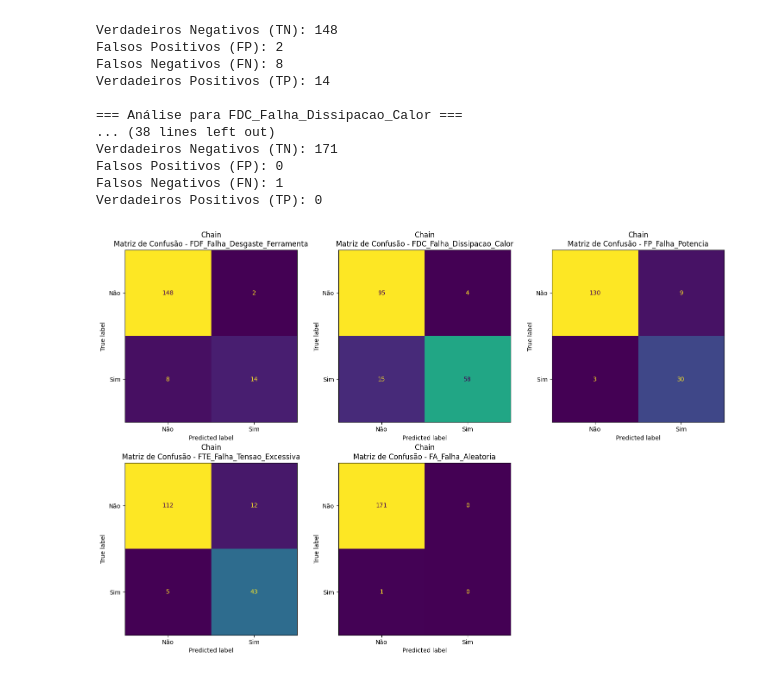
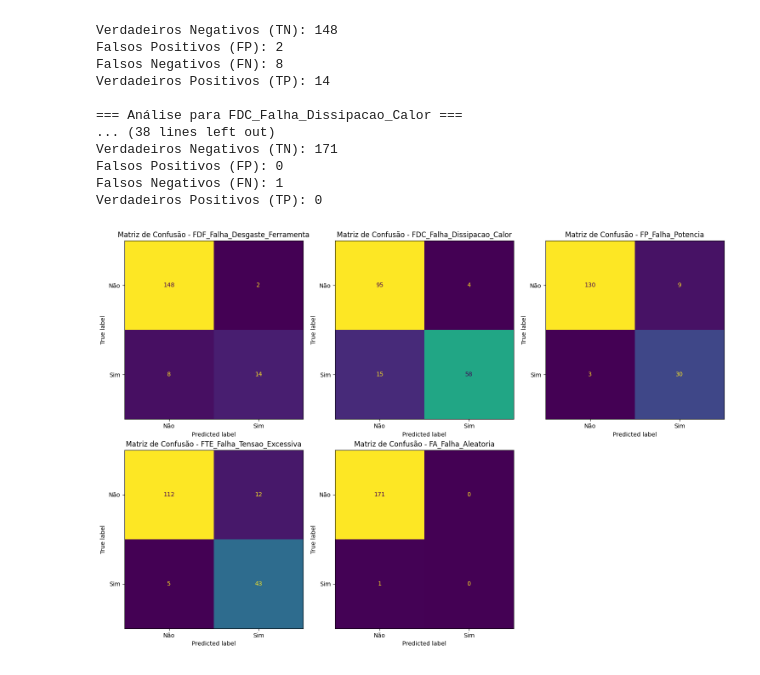
Before and after one commit to silviolima07/projeto_final, a Jupyter notebook: bootcamp_classificacao.ipynb, the cells around one changed output. Drawn from its saved outputs; the diff is of its cells as text; code cells hidden in the pictures.

```diff
--- a/bootcamp_classificacao.ipynb
+++ b/bootcamp_classificacao.ipynb
@@ -1407,15 +1423,15 @@ DataFrame de teste com as probabilidades de falha:
 # Treinar modelo GradientBoostingClassifier e aplicar a estrategia
 # %%
 # Load the test data
-df_test = pd.read_csv('../bootcamp_test.csv')
+df_test = pd.read_csv('/content/bootcamp_test.csv')
 
 # Drop 'id' and 'id_produto' columns from the test data
 df_test_processed = df_test.drop(['id','id_produto'], axis=1)
 
 # Recreate the preprocessor using the same settings as during training
 # Make sure numeric_cols and categorical_cols are defined and correct
-numeric_cols = df_test_processed.select_dtypes(include=np.number).columns.tolist()
-categorical_cols = df_test_processed.columns.difference(numeric_cols).to_list()
+numeric_cols = df_binario.select_dtypes(include=np.number).columns.tolist()
+categorical_cols = df_binario.columns.difference(numeric_cols).to_list()
 if 'classe_binaria' in numeric_cols:
     numeric_cols.remove('classe_binaria')
 
@@ -2300,3 +2390,28 @@ numero_de_falhas
 2     18
 3      1
 Name: count, dtype: int64
+# %%
+# Lista das colunas que indicam falhas
+
+colunas_falhas = [
+    'FDF_Falha_Desgaste_Ferramenta',
+    'FDC_Falha_Dissipacao_Calor',
+    'FP_Falha_Potencia',
+    'FTE_Falha_Tensao_Excessiva',
+    'FA_Falha_Aleatoria'
+]
+
+df_final[colunas_falhas] = df_final[colunas_falhas].replace({'nao': 0, 'sim': 1})
+
+# Crie uma nova coluna 'total_falhas' que é a soma das colunas de falha
+df_final['total_falhas'] = df_final[colunas_falhas].sum(axis=1)
+
+# Filtre o DataFrame para encontrar as linhas onde o total de falhas é 0
+linhas_sem_falha = df_final[df_final['total_falhas'] == 0]
+
+# Opcional: Verifique o número de linhas sem falha
+print(f"Número total de linhas sem falha: {len(linhas_sem_falha)}")
+
+# Exiba as primeiras linhas do DataFrame sem falha
+print("\nDataFrame das linhas sem falha:")
+print(linhas_sem_falha)
@@ -2311,16 +2442,16 @@ df_final.loc[df_final.numero_de_falhas ==3]
 | 2953 | H | 300.7 | 310.2 | 90.0 | 1364.0 | 65.3 | ... |
 # %%
 # Exclua a amostra com 3 falhas da divisão
-df_sem_casos_raros = df_final[df_final['numero_de_falhas'] < 3]
+df_sem_casos_raros = df_final[df_final['total_falhas'] < 3]
 
 print("Dataset sem casos raros:", df_sem_casos_raros.shape)
 
 # Separe as features (X) e os rótulos (y) do novo DataFrame
-X = df_sem_casos_raros.drop(columns=['numero_de_falhas'])
+X = df_sem_casos_raros.drop(columns=['total_falhas'])
 y = df_sem_casos_raros[colunas_falhas]
 
 # Use a coluna 'total_falha' para estratificar o restante dos dados
-estratificacao = df_sem_casos_raros['numero_de_falhas']
+estratificacao = df_sem_casos_raros['total_falhas']
 
 # Faça a divisão estratificada
 X_train, X_test, y_train, y_test = train_test_split(
@@ -2727,7 +2804,7 @@ for i, coluna in enumerate(target_columns):
                 axes[i].text(k + 0.5, j + 0.3, f'({cm_percent[j, k]:.1f}%)',
                            ha='center', va='center', color='red', fontsize=9)
 
-    axes[i].set_title(f'ClassifierChain\nMatriz de Confusão - {coluna}')
+    axes[i].set_title(f'Matriz de Confusão - {coluna}')
     axes[i].set_xlabel('Previsao')
     axes[i].set_ylabel('Verdadeiro')
 
@@ -2736,6 +2813,5 @@ for j in range(len(target_columns), len(axes)):
     fig.delaxes(axes[j])
 
 plt.tight_layout()
-plt.savefig('report_multilabel\chain_confusion_matrixes_multilabel.png')
 plt.show()
 # %% [output]
@@ -2788,28 +2864,28 @@ Verdadeiros Positivos (TP): 0
 # %%
 # Crie uma figura
 fig, axes = plt.subplots(2, 3, figsize=(15, 10))
 axes = axes.ravel()
 
 for i, coluna in enumerate(target_columns):
     try:
         # Tentar criar a matriz de confusão normalmente
         cm = confusion_matrix(y_test[coluna], y_pred[:, i])
         disp = ConfusionMatrixDisplay(confusion_matrix=cm, display_labels=['Não', 'Sim'])
         disp.plot(ax=axes[i], values_format='d', colorbar=False)
-        axes[i].set_title(f'Chain\nMatriz de Confusão - {coluna}')
+        axes[i].set_title(f'Matriz de Confusão - {coluna}')
     except Exception as e:
         # Se der erro, mostrar mensagem informativa
         #axes[i].text(0.5, 0.5, f'Erro: Sem dados',
                     #ha='center', va='top', fontsize=10)
         axes[i].set_title(f'{coluna} - Erro na matriz / Sem dados')
         axes[i].set_xticks([])
         axes[i].set_yticks([])
 
 # Remover subplots vazios
 for j in range(len(target_columns), len(axes)):
     fig.delaxes(axes[j])
 
 plt.tight_layout()
 plt.show()
 # %% [output]
-[figure, old version]
+[figure, new version]
```
Also changed, not shown: parts of 76 cells of this notebook.
